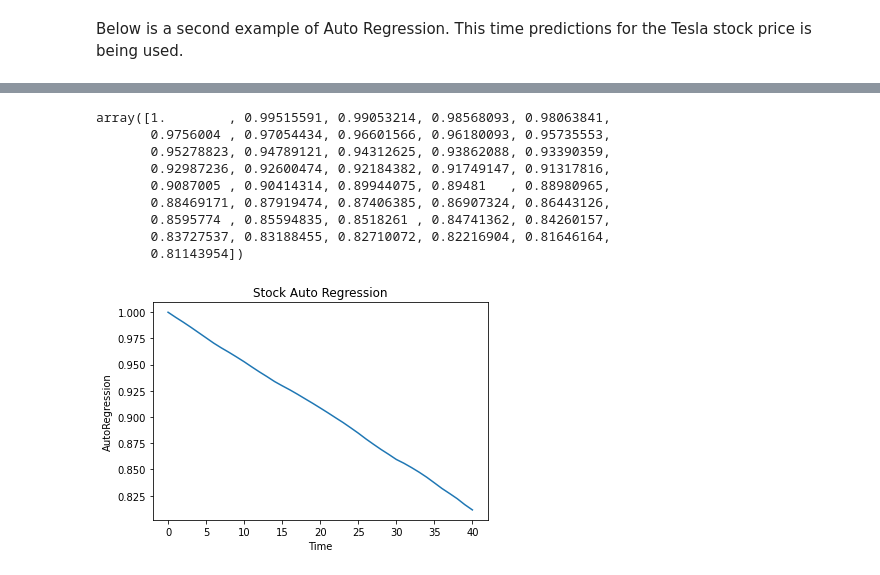
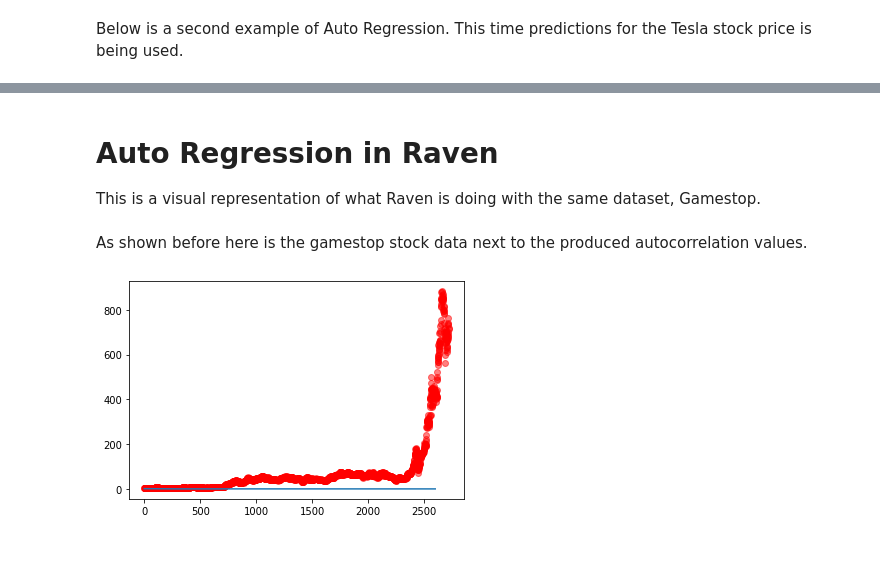
Before and after one commit to rinelson456/ravenAnalysis, a Jupyter notebook: AutoCorrelation/analysis.ipynb, the cells around one changed output, grey strips where cells are left out. Saved outputs shown, nothing was run; the diff lists cells and outputs as text; code cells hidden in the pictures.

```diff
--- a/AutoCorrelation/analysis.ipynb
+++ b/AutoCorrelation/analysis.ipynb
@@ -146,37 +91,26 @@ Name: Close, Length: 2721, dtype: float64
-# %%
-signal = df.Close
-da = sm.acf(signal)
-da
-# %% [output]
-array([1.        , 0.99515591, 0.99053214, 0.98568093, 0.98063841,
-       0.9756004 , 0.97054434, 0.96601566, 0.96180093, 0.95735553,
-       0.95278823, 0.94789121, 0.94312625, 0.93862088, 0.93390359,
-       0.92987236, 0.92600474, 0.92184382, 0.91749147, 0.91317816,
-       0.9087005 , 0.90414314, 0.89944075, 0.89481   , 0.88980965,
-       0.88469171, 0.87919474, 0.87406385, 0.86907324, 0.86443126,
-       0.8595774 , 0.85594835, 0.8518261 , 0.84741362, 0.84260157,
-       0.83727537, 0.83188455, 0.82710072, 0.82216904, 0.81646164,
-       0.81143954])
-# %%
-x = []
-i = 0
-
-for i in range(len(da)):
-    x.append(i)
-
-y=da
-
-plt.plot(x, y)
-
-# naming the x axis
-plt.xlabel('Time')
-# naming the y axis
-plt.ylabel('AutoRegression')
-
-# giving a title to my graph
-plt.title('Stock Auto Regression')
-
-# function to show the plot
-plt.show()
-# %% [output]
-[figure, removed]
+# %% [markdown]
+# Auto Regression in Raven
+
+This is a visual representation of what Raven is doing with the same dataset, Gamestop.
+# %%
+df = pd.read_csv("gameStopInput.csv")
+# %%
+
+dataset = pd.read_csv("GameStopResults.csv")
+# dataset
+# %% [markdown]
+As shown before here is the gamestop stock data next to the produced autocorrelation values.
+# %%
+x = df.x
+y = df.y
+
+
+dat = pd.DataFrame({'x': x, 'y': y})
+dat.to_csv('gameStop.csv', index=False)
+
+
+plt.plot(x, y, 'o', alpha=0.5, color='red')
+plt.plot(dataset.x, dataset.y)
+plt.show()
+# %% [output]
+[figure, added]
```
Also changed, not shown: parts of 20 cells of this notebook, 21 other files.
